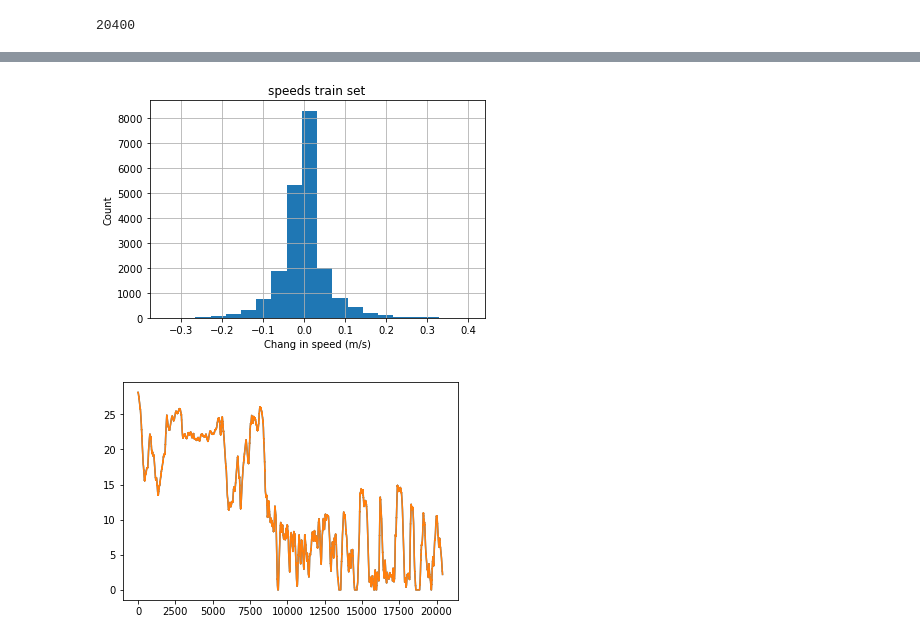
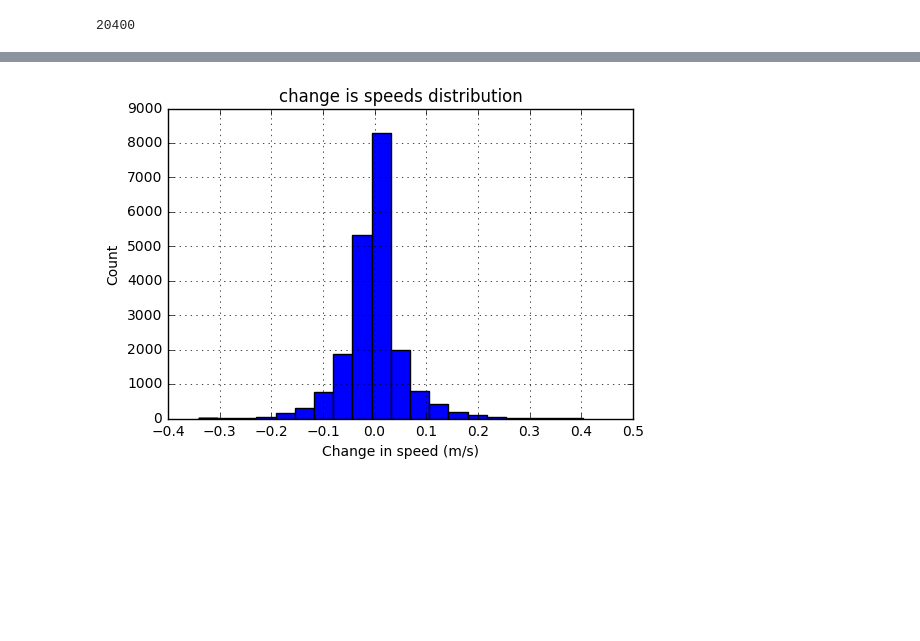
Before and after one commit to afcarl/speed-predictor, a Jupyter notebook: labels.ipynb, the cells around one changed output, grey strips where cells are left out. Cells and saved outputs as stored; diff of their text form; code cells hidden in the pictures; blank space fills up the shorter version.

```diff
--- a/labels.ipynb
+++ b/labels.ipynb
@@ -23,16 +23,11 @@ plt.show()
 # %%
 dv = np.array([labels[i]-labels[i-1] for i in range(1, len(labels))])
 plt.hist(dv,20)
-plt.xlabel('Chang in speed (m/s)')
+plt.xlabel('Change in speed (m/s)')
 plt.ylabel('Count')
-plt.title('speeds train set')
+plt.title('change is speeds distribution')
 plt.grid(True)
 
 plt.show()
 # %% [output]
-[figure, old version]
+[figure, new version]
-# %%
-plt.plot(labels)
-plt.show()
-# %% [output]
-[figure, removed]
```
Also changed, not shown: parts of 10 cells of this notebook, 1 other file.
